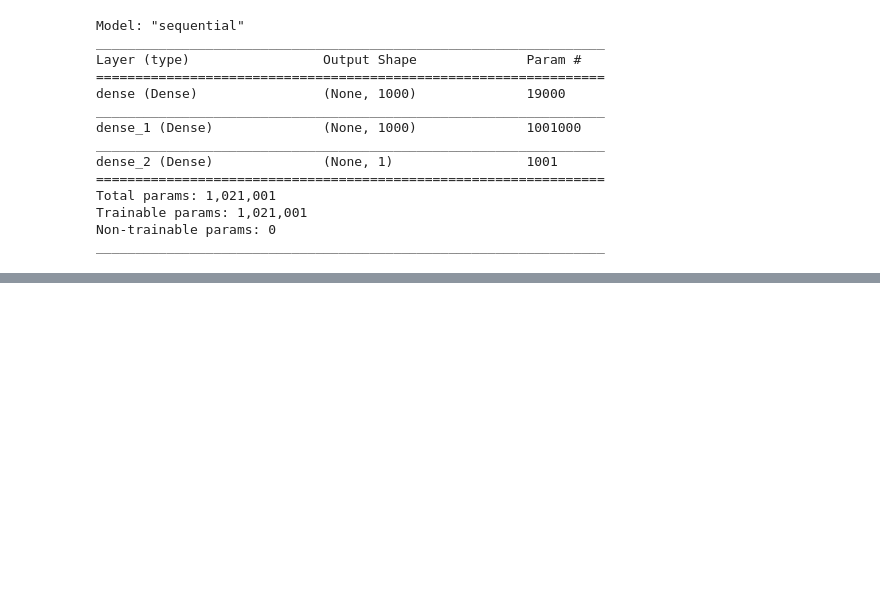
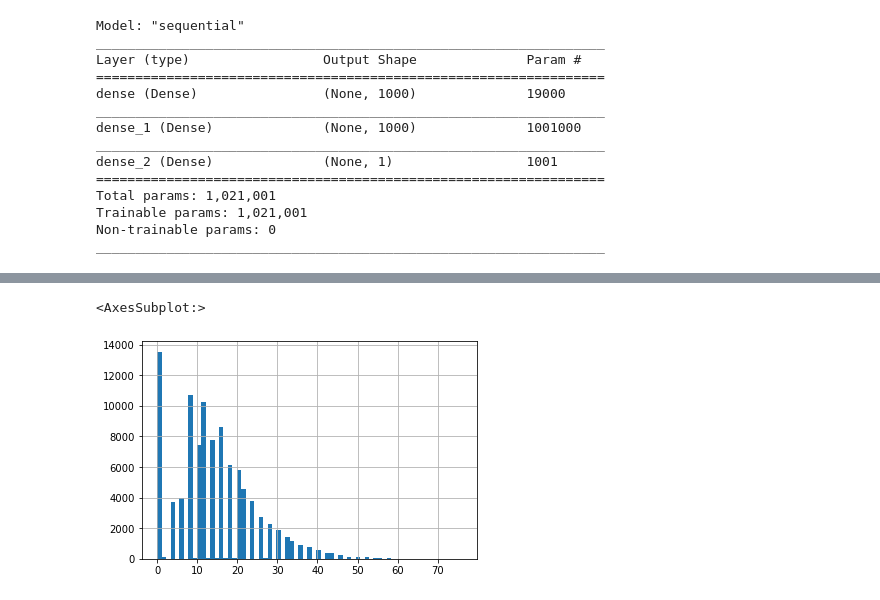
Before and after one commit to linus-md/REU, a Jupyter notebook: neural_count_regression.ipynb, the cells around one changed output, grey strips where cells are left out. Saved outputs shown, nothing was run; the diff lists cells and outputs as text; code cells hidden in the pictures; blank space fills up the shorter version.

```diff
--- a/neural_count_regression.ipynb
+++ b/neural_count_regression.ipynb
@@ -77,0 +113,5 @@ Epoch 1/15
+# %%
+data.counts.hist(bins=69)
+# %% [output]
+<AxesSubplot:>
+[figure, added]
```
Also changed, not shown: parts of 6 cells of this notebook, 1 other file.
